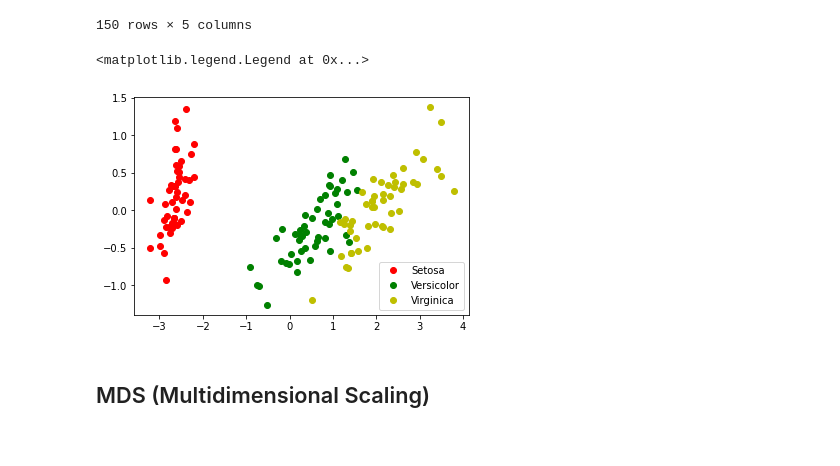
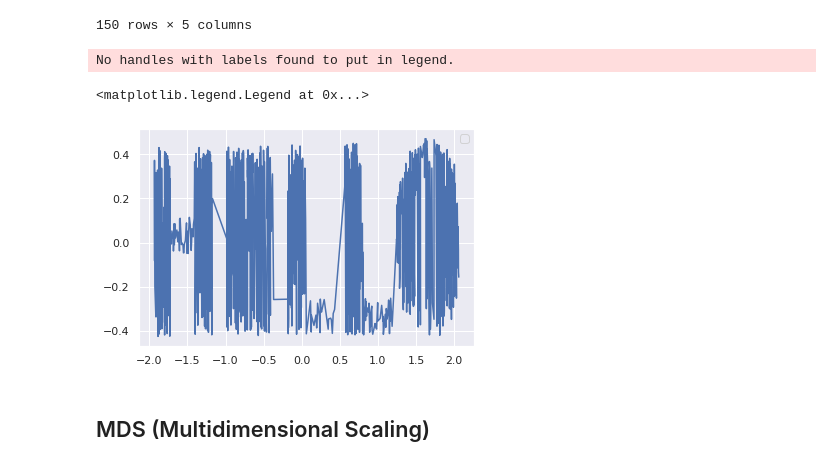
Before and after one commit to Jittiya/multivariate, a Jupyter notebook: Chapter_4_MDS.ipynb, the cells around one changed output. Drawn from its saved outputs; the diff is of its cells as text; code cells hidden in the pictures.

```diff
--- a/Chapter_4_MDS.ipynb
+++ b/Chapter_4_MDS.ipynb
@@ -36,18 +36,17 @@ example_df
 from sklearn.decomposition import  PCA
 # %%
 pca = PCA(n_components=2)
-# %%
-new_pca = pca.fit_transform(example_df.iloc[:,:-1])
+# %%
+X_pca = pca.fit_transform(X)
 # %%
 from matplotlib import pyplot as plt
-# %%
-plt.plot(new_pca[:50,0],new_pca[:50,1], 'or' , label='Setosa')
-plt.plot(new_pca[50:100,0],new_pca[50:100,1], 'og' , label='Versicolor')
-plt.plot(new_pca[100:,0],new_pca[100:,1], 'oy' , label='Virginica')
-plt.legend()
-# %% [output]
-<matplotlib.legend.Legend at 0x...>
-[figure, removed]
+# %%
+plt.plot(X_pca[:,0],X_pca[:,1])
+plt.legend()
+# %% [output]
+No handles with labels found to put in legend.
+<matplotlib.legend.Legend at 0x...>
+[figure, added]
 # %% [markdown]
 ## MDS (Multidimensional Scaling)
 # %% [markdown]
```
Also changed, not shown: parts of 28 cells of this notebook.
